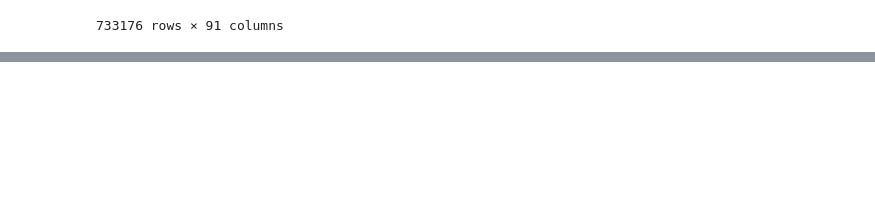
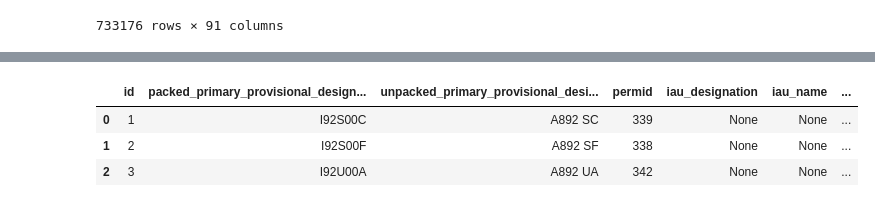
Before and after one commit to mjuric/ssp-tools, a Jupyter notebook: analysis/analysis.ipynb, the cells around one changed output, grey strips where cells are left out. Saved outputs shown, nothing was run; the diff lists cells and outputs as text; code cells hidden in the pictures; blank space fills up the shorter version.

```diff
--- a/analysis/analysis.ipynb
+++ b/analysis/analysis.ipynb
@@ -20,0 +365,8 @@ df
+# %%
+resolve_id = pd.read_parquet('../numbered_identifications.parquet')
+resolve_id[:3]
+# %% [output]
+|  | id | packed_primary_provisional_design... | unpacked_primary_provisional_desi... | permid | iau_designation | iau_name | ... |
+| 0 | 1 | I92S00C | A892 SC | 339 | None | None | ... |
+| 1 | 2 | I92S00F | A892 SF | 338 | None | None | ... |
+| 2 | 3 | I92U00A | A892 UA | 342 | None | None | ... |
```
Also changed, not shown: parts of 11 cells of this notebook, 1 other file.
